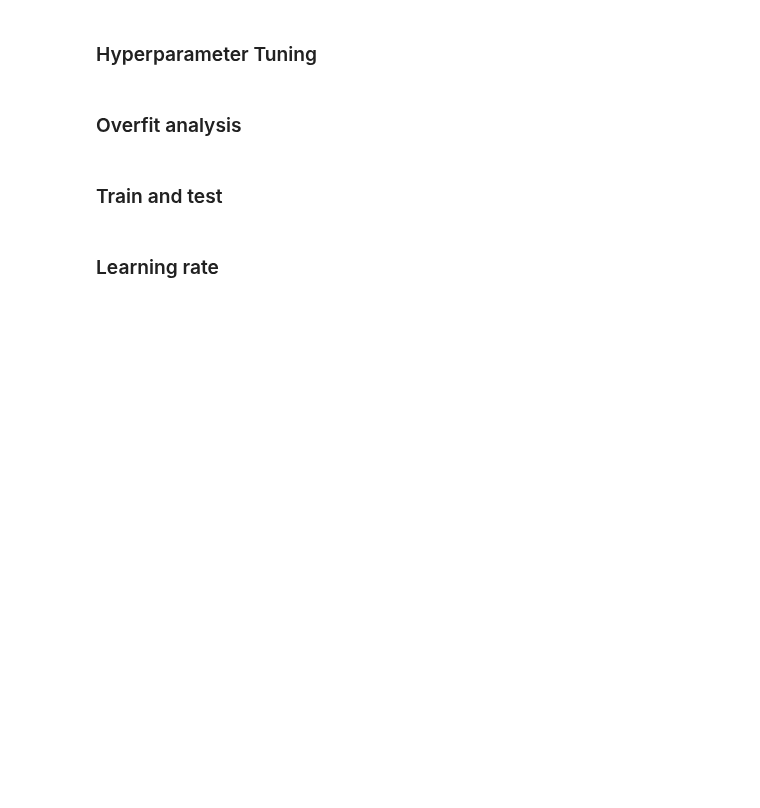
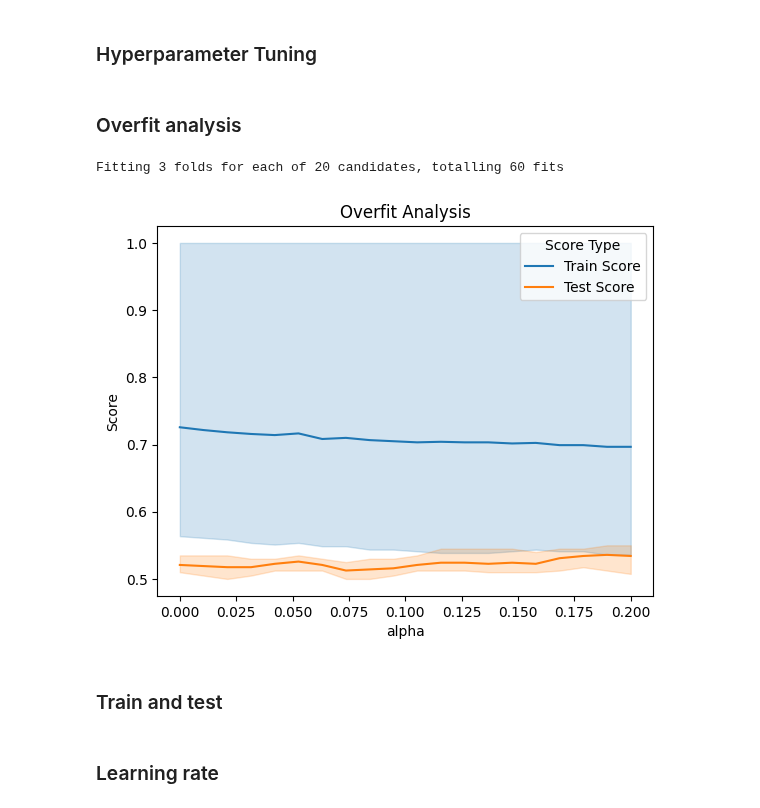
Before and after one commit to babakmahmoudian/la_liga, a Jupyter notebook: 02_01_ml_ordinary.ipynb, the cells around one changed output. Saved outputs shown, nothing was run; the diff lists cells and outputs as text; code cells hidden in the pictures; blank space fills up the shorter version.

```diff
--- a/02_01_ml_ordinary.ipynb
+++ b/02_01_ml_ordinary.ipynb
@@ -11,7 +11,7 @@ hyper_param_tuning = {
     'LR': False,
     'RF': False,
     'XGBoost': False,
-    'SVM': True,
+    'SVM': False,
     'MLP': True,
 }
 # %% [markdown]
@@ -429,19 +391,22 @@ if hyper_param_tuning['MLP']:
 # %%
 from sklearn.neural_network import MLPClassifier
 
-values_range = np.linspace(0,.1,11)
+values_range = np.linspace(0,.2,20)
 
 if hyper_param_tuning['MLP']:
     overfit_analysis(
         MLPClassifier(
             activation='tanh',
-            hidden_layer_sizes=(100, 50, 25),
+            hidden_layer_sizes=(100, 50, 25, 12),
             learning_rate='constant',
             max_iter=1500,
             random_state=12,
             solver='adam'),
         'estimator__alpha',
         values_range)
+# %% [output]
+Fitting 3 folds for each of 20 candidates, totalling 60 fits
+[figure, added]
 # %% [markdown]
 ### Train and test
 # %%
```
Also changed, not shown: parts of 15 cells of this notebook, 1 other file.
